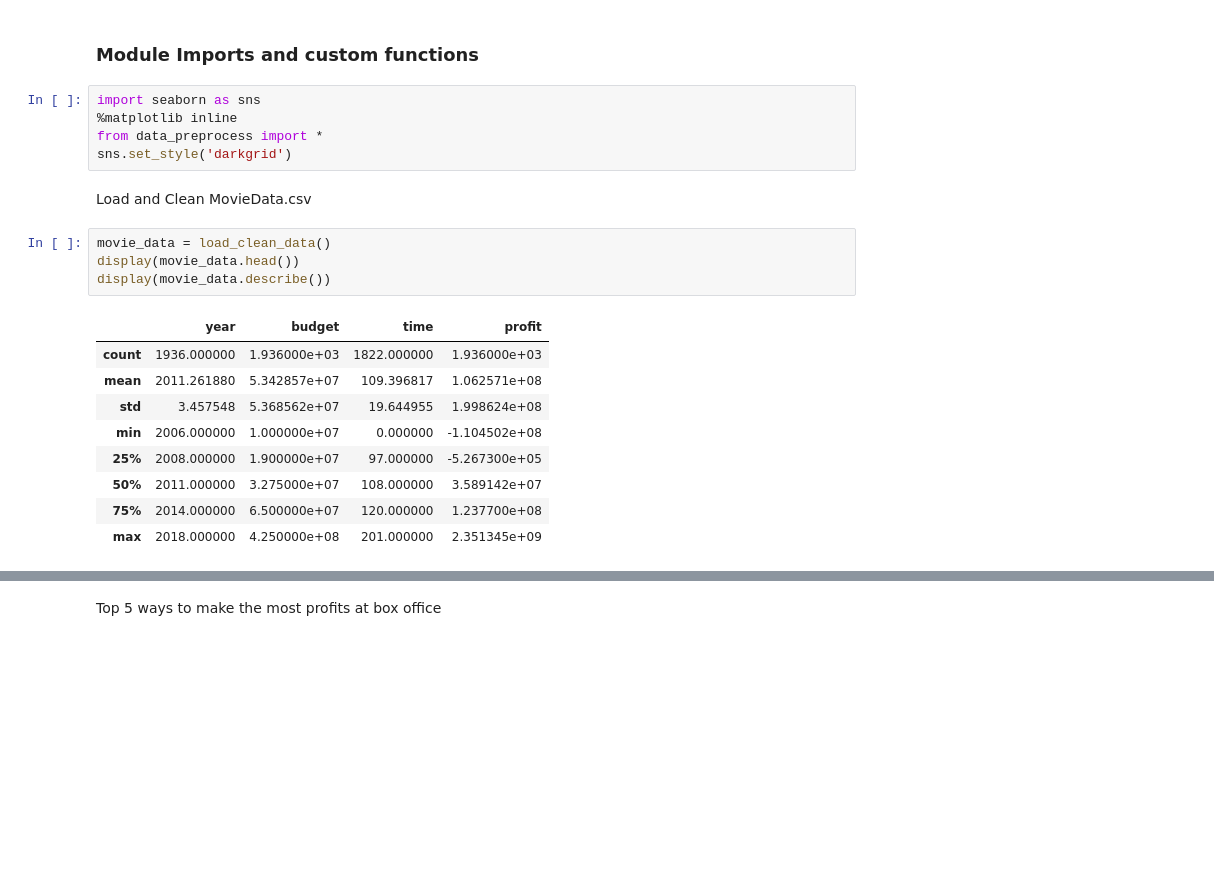
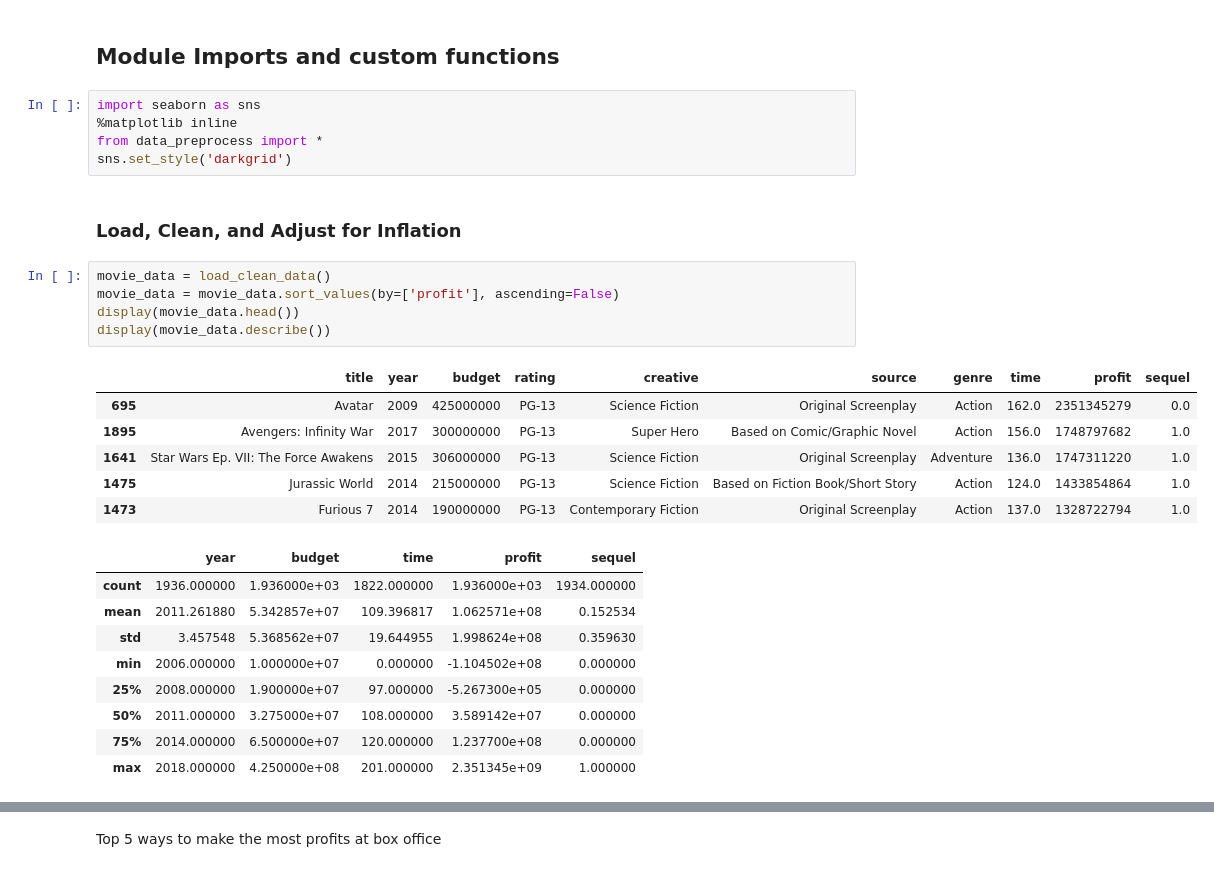
Before and after one commit to jleifnf/JN-Studio, a Jupyter notebook: JN-Studio.ipynb, the cells around one changed output, grey strips where cells are left out. Saved outputs shown, nothing was run; the diff lists cells and outputs as text; blank space fills up the shorter version.

```diff
--- a/JN-Studio.ipynb
+++ b/JN-Studio.ipynb
@@ -5,23 +5,30 @@ Requested data from
 # %% [markdown]
-### Module Imports and custom functions
+## Module Imports and custom functions
 # %%
 import seaborn as sns
 %matplotlib inline
 from data_preprocess import *
 sns.set_style('darkgrid')
 # %% [markdown]
- Load and Clean MovieData.csv
+ ### Load, Clean, and Adjust for Inflation
 # %%
 movie_data = load_clean_data()
+movie_data = movie_data.sort_values(by=['profit'], ascending=False)
 display(movie_data.head())
 display(movie_data.describe())
 # %% [output]
-|  | year | budget | time | profit |
-| count | 1936.000000 | 1.936000e+03 | 1822.000000 | 1.936000e+03 |
-| mean | 2011.261880 | 5.342857e+07 | 109.396817 | 1.062571e+08 |
-| std | 3.457548 | 5.368562e+07 | 19.644955 | 1.998624e+08 |
-| min | 2006.000000 | 1.000000e+07 | 0.000000 | -1.104502e+08 |
-| 25% | 2008.000000 | 1.900000e+07 | 97.000000 | -5.267300e+05 |
-| 50% | 2011.000000 | 3.275000e+07 | 108.000000 | 3.589142e+07 |
-| 75% | 2014.000000 | 6.500000e+07 | 120.000000 | 1.237700e+08 |
-| max | 2018.000000 | 4.250000e+08 | 201.000000 | 2.351345e+09 |
+|  | title | year | budget | rating | creative | source | genre | time | profit | sequel |
+| 695 | Avatar | 2009 | 425000000 | PG-13 | Science Fiction | Original Screenplay | Action | 162.0 | 2351345279 | 0.0 |
+| 1895 | Avengers: Infinity War | 2017 | 300000000 | PG-13 | Super Hero | Based on Comic/Graphic Novel | Action | 156.0 | 1748797682 | 1.0 |
+| 1641 | Star Wars Ep. VII: The Force Awakens | 2015 | 306000000 | PG-13 | Science Fiction | Original Screenplay | Adventure | 136.0 | 1747311220 | 1.0 |
+| 1475 | Jurassic World | 2014 | 215000000 | PG-13 | Science Fiction | Based on Fiction Book/Short Story | Action | 124.0 | 1433854864 | 1.0 |
+| 1473 | Furious 7 | 2014 | 190000000 | PG-13 | Contemporary Fiction | Original Screenplay | Action | 137.0 | 1328722794 | 1.0 |
+|  | year | budget | time | profit | sequel |
+| count | 1936.000000 | 1.936000e+03 | 1822.000000 | 1.936000e+03 | 1934.000000 |
+| mean | 2011.261880 | 5.342857e+07 | 109.396817 | 1.062571e+08 | 0.152534 |
+| std | 3.457548 | 5.368562e+07 | 19.644955 | 1.998624e+08 | 0.359630 |
+| min | 2006.000000 | 1.000000e+07 | 0.000000 | -1.104502e+08 | 0.000000 |
+| 25% | 2008.000000 | 1.900000e+07 | 97.000000 | -5.267300e+05 | 0.000000 |
+| 50% | 2011.000000 | 3.275000e+07 | 108.000000 | 3.589142e+07 | 0.000000 |
+| 75% | 2014.000000 | 6.500000e+07 | 120.000000 | 1.237700e+08 | 0.000000 |
+| max | 2018.000000 | 4.250000e+08 | 201.000000 | 2.351345e+09 | 1.000000 |
```
Also changed, not shown: parts of 8 cells of this notebook, 1 other file.
